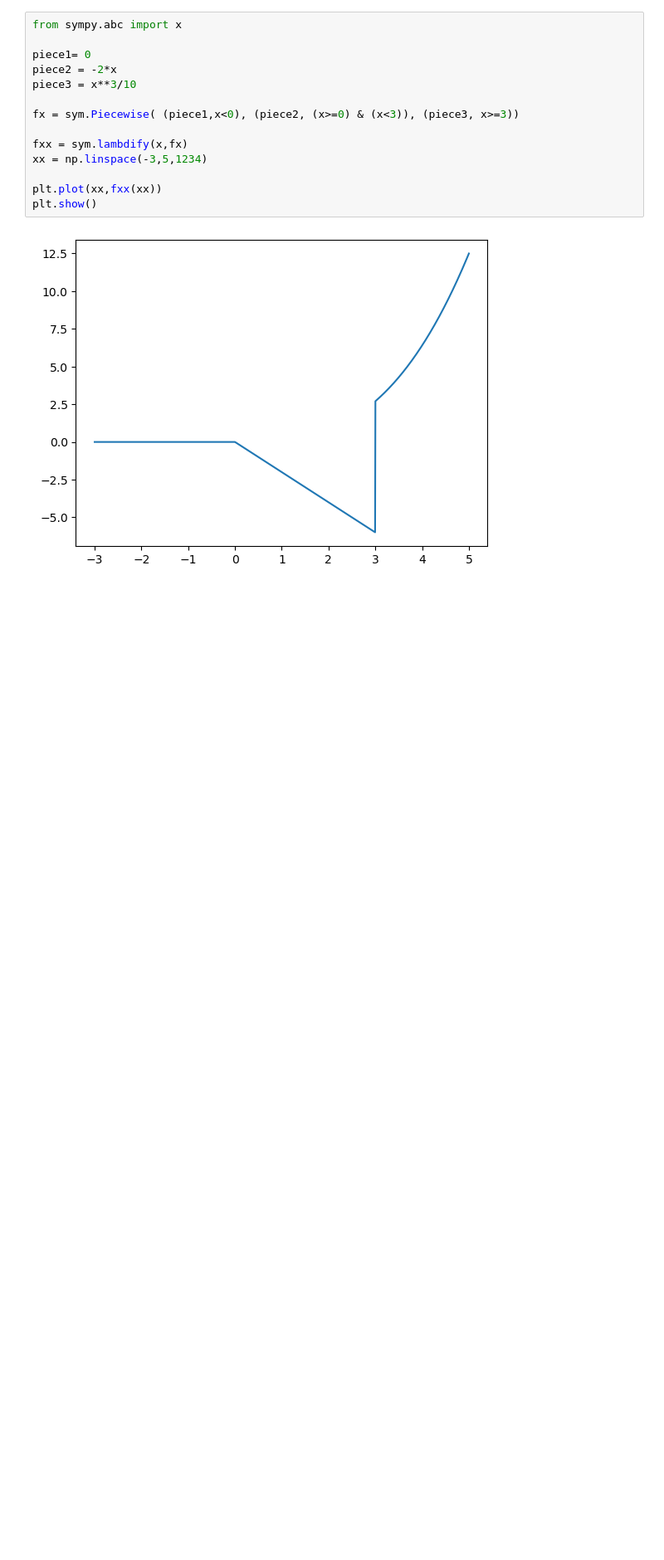
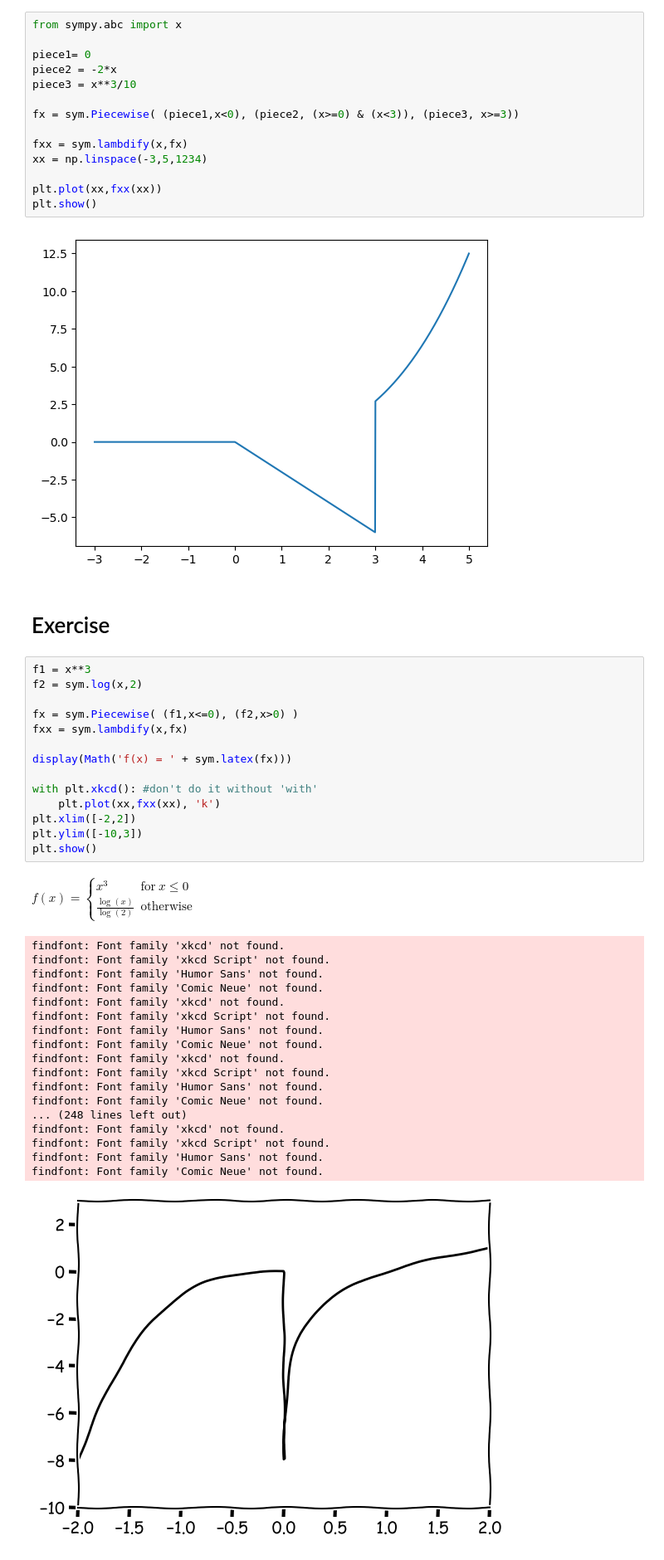
Before and after one commit to Afiq139/Python-Project, a Jupyter notebook: Python_Mathematics/Master_Math_By_Coding_In_Python/11_Calculus/005_Piecewise_Function.ipynb, the cells around one changed output. Shown at 83% size. Drawn from its saved outputs; the diff is of its cells as text; blank space fills up the shorter version.

```diff
--- a/Python_Mathematics/Master_Math_By_Coding_In_Python/11_Calculus/005_Piecewise_Function.ipynb
+++ b/Python_Mathematics/Master_Math_By_Coding_In_Python/11_Calculus/005_Piecewise_Function.ipynb
@@ -21,3 +21,39 @@ plt.plot(xx,fxx(xx))
 plt.show()
 # %% [output]
 [figure]
+# %% [markdown]
+# Exercise
+# %%
+f1 = x**3
+f2 = sym.log(x,2)
+
+fx = sym.Piecewise( (f1,x<=0), (f2,x>0) )
+fxx = sym.lambdify(x,fx)
+
+display(Math('f(x) = ' + sym.latex(fx)))
+
+with plt.xkcd(): #don't do it without 'with'
+    plt.plot(xx,fxx(xx), 'k')
+plt.xlim([-2,2])
+plt.ylim([-10,3])
+plt.show()
+# %% [output]
+$\displaystyle f(x) = \begin{cases} x^{3} & \text{for}\: x \leq 0 \\\frac{\log{\left(x \right)}}{\log{\left(2 \right)}} & \text{otherwise} \end{cases}$
+findfont: Font family 'xkcd' not found.
+findfont: Font family 'xkcd Script' not found.
+findfont: Font family 'Humor Sans' not found.
+findfont: Font family 'Comic Neue' not found.
+findfont: Font family 'xkcd' not found.
+findfont: Font family 'xkcd Script' not found.
+findfont: Font family 'Humor Sans' not found.
+findfont: Font family 'Comic Neue' not found.
+findfont: Font family 'xkcd' not found.
+findfont: Font family 'xkcd Script' not found.
+findfont: Font family 'Humor Sans' not found.
+findfont: Font family 'Comic Neue' not found.
+... (248 lines left out)
+findfont: Font family 'xkcd' not found.
+findfont: Font family 'xkcd Script' not found.
+findfont: Font family 'Humor Sans' not found.
+findfont: Font family 'Comic Neue' not found.
+[figure, added]
```
